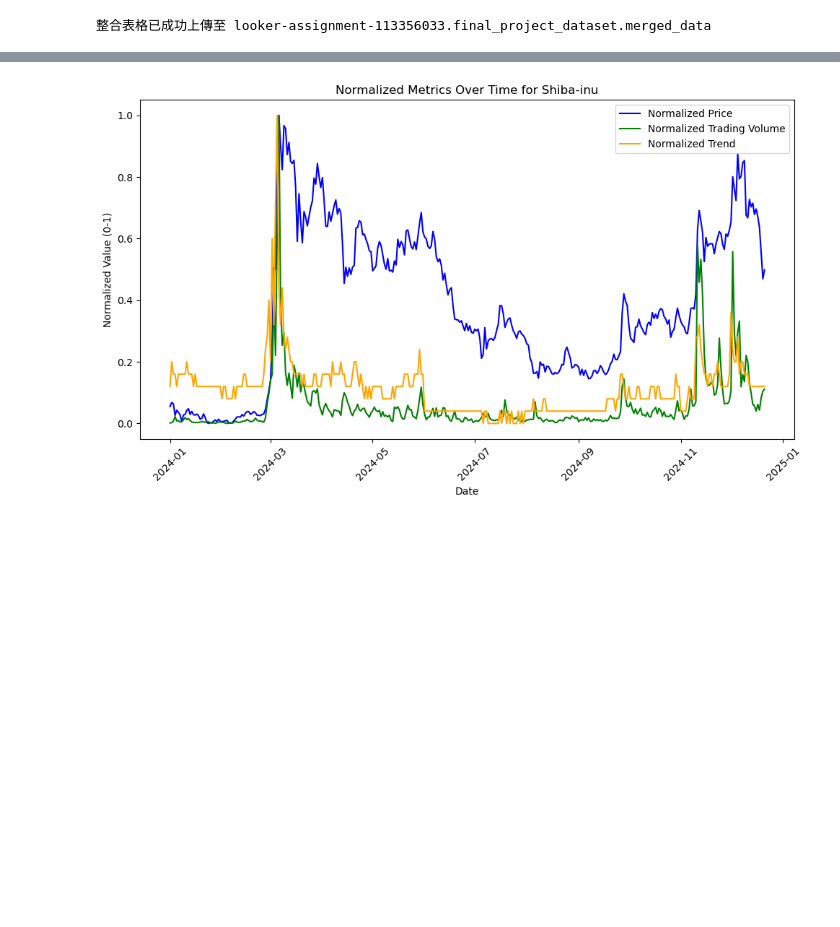
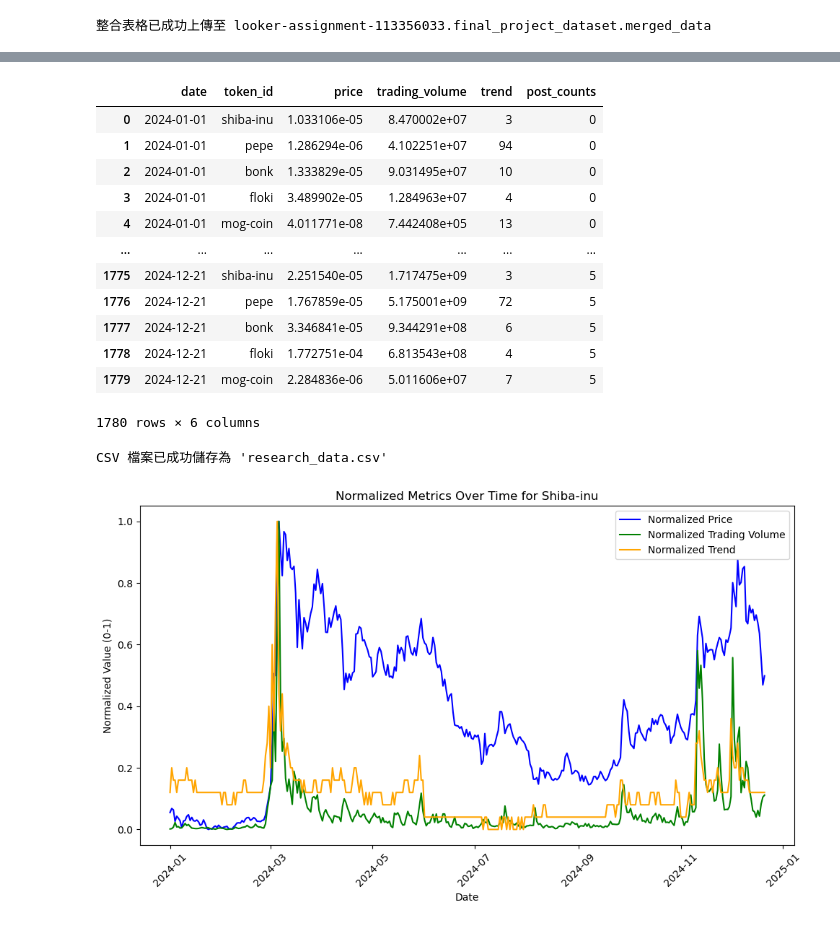
Before and after one commit to WIse4466/laughing-memory, a Jupyter notebook: volume_profile_analysis.ipynb, the cells around one changed output, grey strips where cells are left out. Cells and saved outputs as stored; diff of their text form; code cells hidden in the pictures; blank space fills up the shorter version.

```diff
--- a/volume_profile_analysis.ipynb
+++ b/volume_profile_analysis.ipynb
@@ -113,3 +113,13 @@ job.result()  # 等待上傳完成
 print(f"整合表格已成功上傳至 {final_table_name}")
 # %% [output]
 整合表格已成功上傳至 looker-assignment-113356033.final_project_dataset.merged_data
+# %%
+post_counts = """
+SELECT
+    date,
+    post_counts
+FROM `looker-assignment-113356033.final_project_dataset.post_counts`
+ORDER BY date
+"""
+
+post_counts = bigquery_client.query(post_counts).to_dataframe()
@@ -116,3 +142,33 @@ print(f"整合表格已成功上傳至 {final_table_name}")
+# %%
+research_data = pd.merge(
+    merged_data,
+    post_counts,
+    how="inner",
+    on=["date", "date"],
+)
+
+research_data
+# %% [output]
+|  | date | token_id | price | trading_volume | trend | post_counts |
+| 0 | 2024-01-01 | shiba-inu | 1.033106e-05 | 8.470002e+07 | 3 | 0 |
+| 1 | 2024-01-01 | pepe | 1.286294e-06 | 4.102251e+07 | 94 | 0 |
+| 2 | 2024-01-01 | bonk | 1.333829e-05 | 9.031495e+07 | 10 | 0 |
+| 3 | 2024-01-01 | floki | 3.489902e-05 | 1.284963e+07 | 4 | 0 |
+| 4 | 2024-01-01 | mog-coin | 4.011771e-08 | 7.442408e+05 | 13 | 0 |
+| ... | ... | ... | ... | ... | ... | ... |
+| 1775 | 2024-12-21 | shiba-inu | 2.251540e-05 | 1.717475e+09 | 3 | 5 |
+| 1776 | 2024-12-21 | pepe | 1.767859e-05 | 5.175001e+09 | 72 | 5 |
+| 1777 | 2024-12-21 | bonk | 3.346841e-05 | 9.344291e+08 | 6 | 5 |
+| 1778 | 2024-12-21 | floki | 1.772751e-04 | 6.813543e+08 | 4 | 5 |
+| 1779 | 2024-12-21 | mog-coin | 2.284836e-06 | 5.011606e+07 | 7 | 5 |
+1780 rows × 6 columns
+# %%
+# 將 research_data 儲存為 CSV 文件
+research_data.to_csv("research_data.csv", index=False, encoding="utf-8")
+
+print("CSV 檔案已成功儲存為 'research_data.csv'")
+# %% [output]
+CSV 檔案已成功儲存為 'research_data.csv'
 # %%
 from sklearn.preprocessing import MinMaxScaler
 
```
Also changed, not shown: parts of 1 cell of this notebook, 6 other files.
